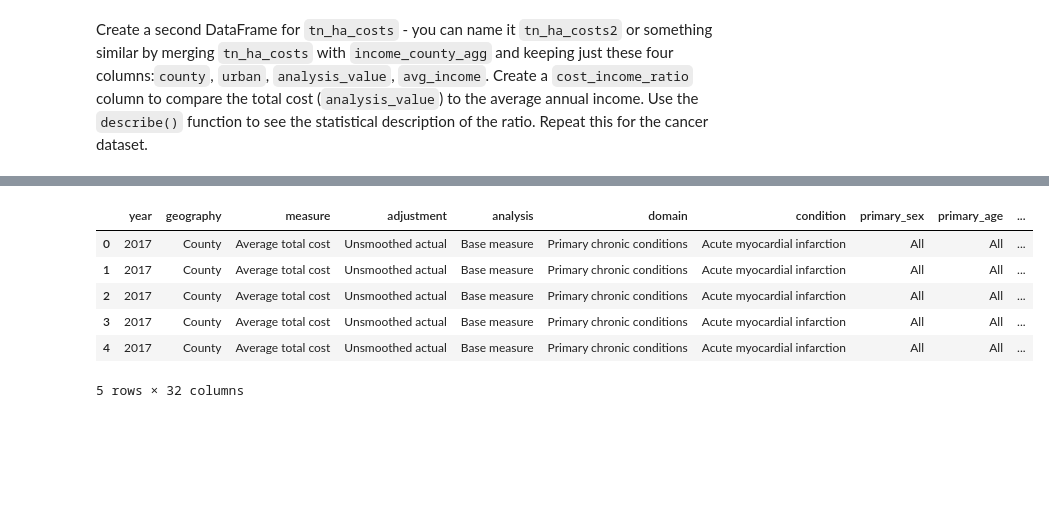
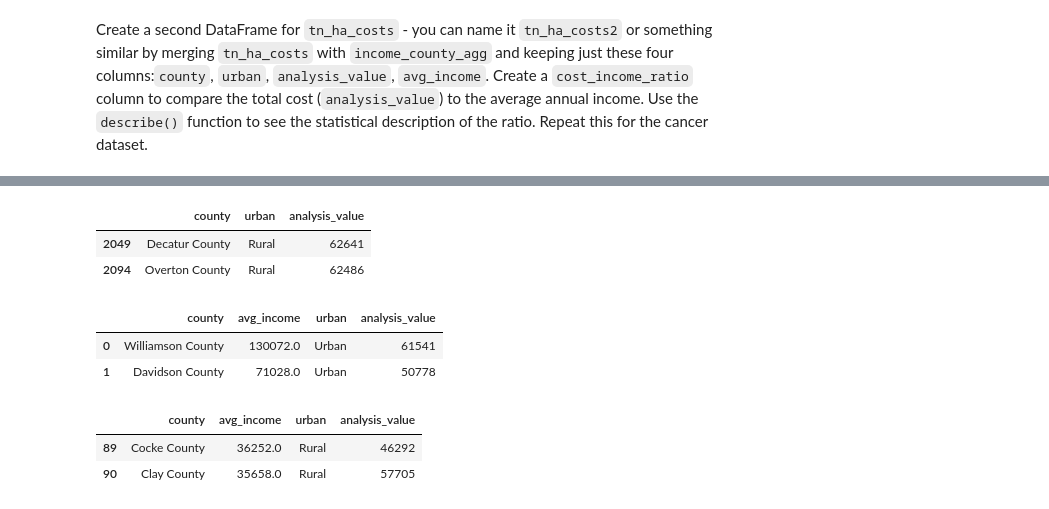
Before and after one commit to norajunef/vanderbilt-data-essentials-cohort-2, a Jupyter notebook: TN Med Health_week1.ipynb, the cells around one changed output, grey strips where cells are left out. Saved outputs shown, nothing was run; the diff lists cells and outputs as text; code cells hidden in the pictures; blank space fills up the shorter version.

```diff
--- a/TN Med Health_week1.ipynb
+++ b/TN Med Health_week1.ipynb
@@ -438,0 +514,3 @@ Create a second DataFrame for `tn_ha_costs` - you can name it `tn_ha_costs2` or
+# %%
+county_incomes = income_county_agg[['county', 'avg_income']]
+county_incomes.head(2)
@@ -439,11 +527,20 @@ Create a second DataFrame for `tn_ha_costs` - you can name it `tn_ha_costs2` or
+# %%
+county_tn_heart = tennessee[['county', 'urban', 'analysis_value']]
+county_tn_heart.head(2)
+# %% [output]
+|  | county | urban | analysis_value |
+| 2049 | Decatur County | Rural | 62641 |
+| 2094 | Overton County | Rural | 62486 |
 # %%
-tn_ha_costs2 = pd.merge(left = tennessee, right = income_county_agg)
-tn_ha_costs2.head()
+tn_ha_costs2 = pd.merge(left = county_incomes, right = county_tn_heart)
+tn_ha_costs2.head(2)
 # %% [output]
-|  | year | geography | measure | adjustment | analysis | domain | condition | primary_sex | primary_age | ... |
-| 0 | 2017 | County | Average total cost | Unsmoothed actual | Base measure | Primary chronic conditions | Acute myocardial infarction | All | All | ... |
-| 1 | 2017 | County | Average total cost | Unsmoothed actual | Base measure | Primary chronic conditions | Acute myocardial infarction | All | All | ... |
-| 2 | 2017 | County | Average total cost | Unsmoothed actual | Base measure | Primary chronic conditions | Acute myocardial infarction | All | All | ... |
-| 3 | 2017 | County | Average total cost | Unsmoothed actual | Base measure | Primary chronic conditions | Acute myocardial infarction | All | All | ... |
-| 4 | 2017 | County | Average total cost | Unsmoothed actual | Base measure | Primary chronic conditions | Acute myocardial infarction | All | All | ... |
+|  | county | avg_income | urban | analysis_value |
+| 0 | Williamson County | 130072.0 | Urban | 61541 |
+| 1 | Davidson County | 71028.0 | Urban | 50778 |
-5 rows × 32 columns
+# %%
+tn_ha_costs2.tail(2)
+# %% [output]
+|  | county | avg_income | urban | analysis_value |
+| 89 | Cocke County | 36252.0 | Rural | 46292 |
+| 90 | Clay County | 35658.0 | Rural | 57705 |
```
Also changed, not shown: parts of 11 cells of this notebook, 1 other file.
